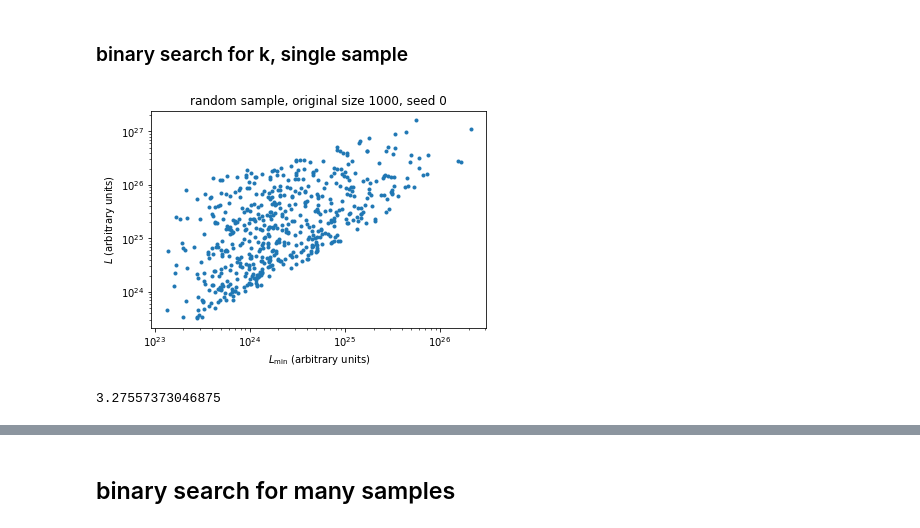
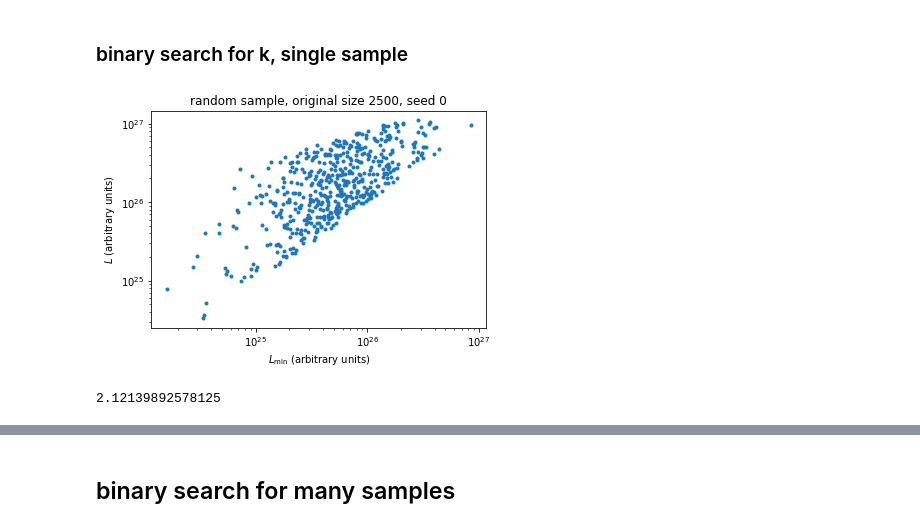
Before and after one commit to will-s-h/FRB-Project, a Jupyter notebook: Programs/ktau sim 2.0.ipynb, the cells around one changed output, grey strips where cells are left out. Cells and saved outputs as stored; diff of their text form; code cells hidden in the pictures.

```diff
--- a/Programs/ktau sim 2.0.ipynb
+++ b/Programs/ktau sim 2.0.ipynb
@@ -101,11 +76,11 @@ Text(0, 0.5, 'L (arbitrary units)')
 # %%
 #define some minimum luminosity functions
 
-def standard(zs, Ls=None, F=1e-10, alpha=1):
+def standard(zs, Ls=None, F=5, alpha=1):
     return c.E_v(Fs=F, z=zs, alpha=alpha)
 
 def allow_all(zs, Ls=None):
-    return 1e20*zs + 1e22
+    return 1e19*zs + 1e21
 
 minL_func = standard #set the function to be used
 # %%
@@ -250,25 +227,25 @@ std:  1.0261506730910832
 # %%
 #create one sample
 seed = 0
-size = 1000 #original size of each sample
-truek = 3 #true value of k
+size = 2500 #original size of each sample
+truek = 2 #true value of k
 minL_func = standard #set the minimum luminosity function
 
-zsamp, Lsamp = sim.frb_sample(zparams=[-1.0, 1.0], Lparams=[1e23, 1e26, -1.2], size=size, seed=seed)
+zsamp, Lsamp = sim.frb_sample(zparams=[0.9, 0.6], Lparams=[1e23, 1e26, -1.2], size=size, seed=seed)
 Levo = Lsamp * kt.g_complex(zsamp, truek)
 minL = minL_func(zsamp, Levo)
 minL_trunc, L_trunc, z_trunc = kt.truncate(minL, Levo, zsamp)
 
 #make sure everything looks okay:
 plt.scatter(minL_trunc, L_trunc, marker='.')
 plt.yscale('log')
 plt.xscale('log')
 plt.title(f'random sample, original size {size}, seed {seed}')
 plt.xlabel('$L_\\mathrm{min}$ (arbitrary units)')
 plt.ylabel('$L$ (arbitrary units)')
 plt.show()
 # %% [output]
-[figure, old version]
+[figure, new version]
 # %%
 # binary search function
 # note that if k outside of the +-10 range will default to edge of this range
@@ -293,7 +270,7 @@ def binary_search_k(minL, L, z, truek, precision=1e-3):
 #test the function on this sample:
 print(binary_search_k(minL_trunc, L_trunc, z_trunc, 3))
 # %% [output]
-3.27557373046875
+2.12139892578125
 # %%
 #generate taus for a given sample
 num = 20
```
Also changed, not shown: parts of 28 cells of this notebook, 15 other files.
